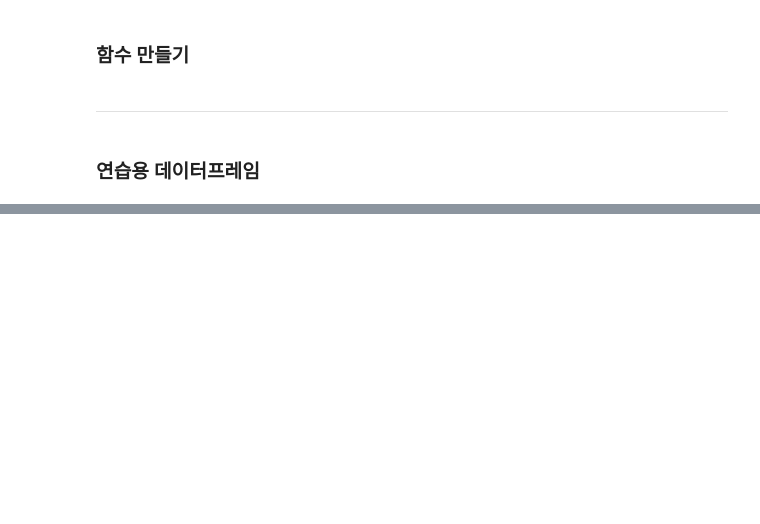
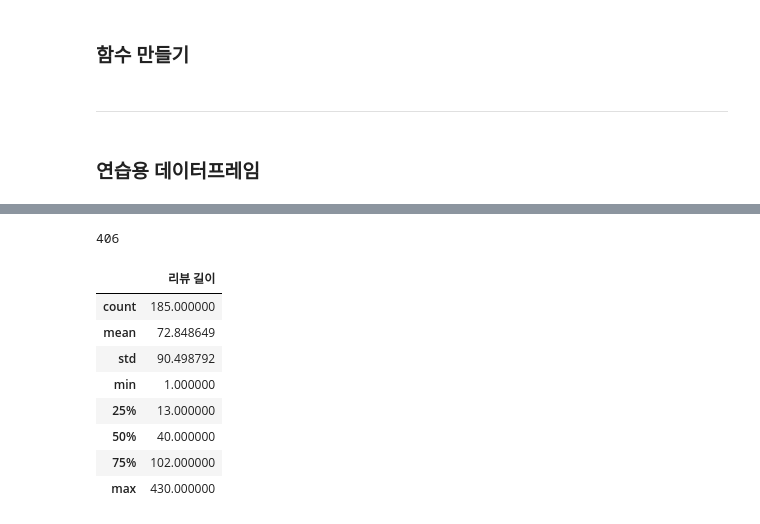
Before and after one commit to baedori99/Restaurant_Review, a Jupyter notebook: Data_Preprocessing/data_preprocess.ipynb, the cells around one changed output, grey strips where cells are left out. Drawn from its saved outputs; the diff is of its cells as text; code cells hidden in the pictures; blank space fills up the shorter version.

```diff
--- a/Data_Preprocessing/data_preprocess.ipynb
+++ b/Data_Preprocessing/data_preprocess.ipynb
@@ -682,0 +692,4 @@ for i in range(len(temp_reviews_spellcheck)):
+# %%
+len(temp_reviews_spacing["Review_Text"][0])
+# %% [output]
+406
@@ -682,0 +705,2 @@ for i in range(len(temp_reviews_spellcheck)):
+# %%
+df_review_strlength = pd.DataFrame(review_strlength)
@@ -682,0 +709,12 @@ for i in range(len(temp_reviews_spellcheck)):
+# %%
+df_review_strlength.describe()
+# %% [output]
+|  | 리뷰 길이 |
+| count | 185.000000 |
+| mean | 72.848649 |
+| std | 90.498792 |
+| min | 1.000000 |
+| 25% | 13.000000 |
+| 50% | 40.000000 |
+| 75% | 102.000000 |
+| max | 430.000000 |
```
Also changed, not shown: parts of 9 cells of this notebook, 1 other file.
